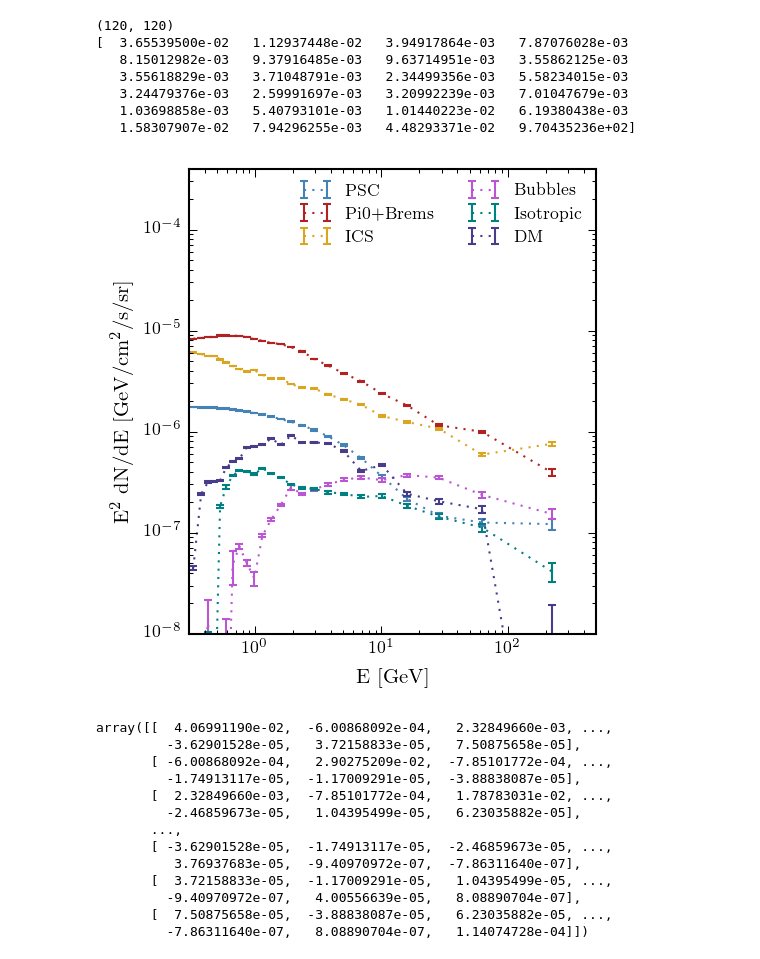
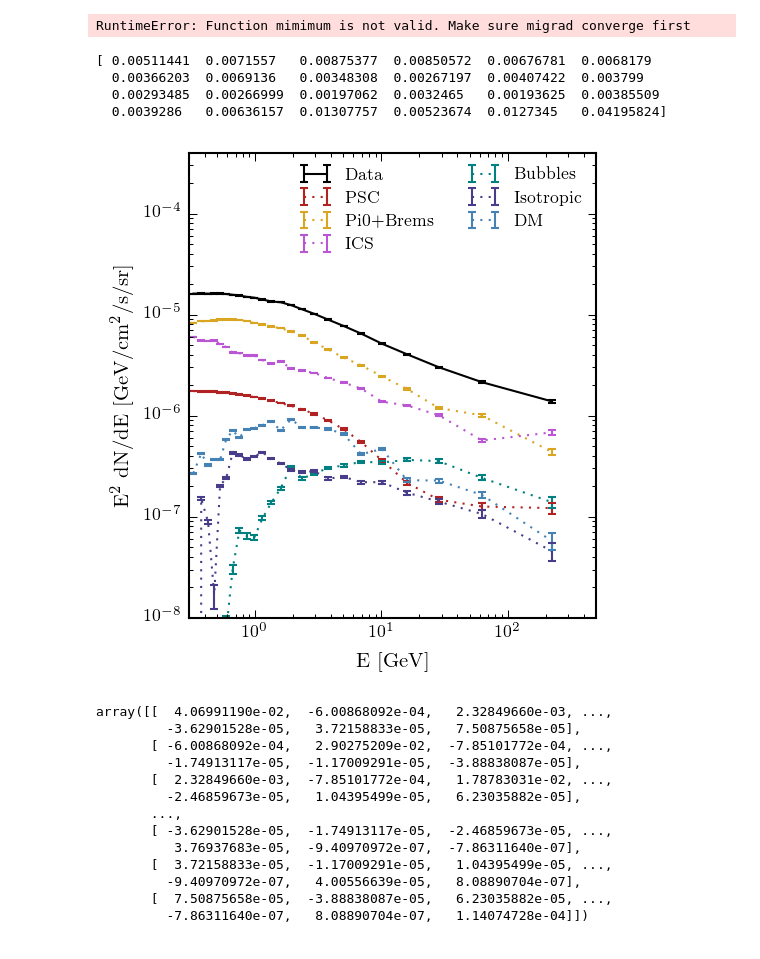
Before and after one commit to erccarls/GammaLike_dev, a Jupyter notebook: Test Analysis.ipynb, the cells around one changed output. Drawn from its saved outputs; the diff is of its cells as text; code cells hidden in the pictures.

```diff
--- a/Test Analysis.ipynb
+++ b/Test Analysis.ipynb
@@ -73,14 +87,19 @@ RuntimeError: Function mimimum is not valid. Make sure migrad converge first
 # %%
-import GammaLikelihood as l
-reload(l)
-l.RunLikelihood(A, print_level=1, use_basinhopping=False, start_fresh=False, niter_success=30)
+# import GammaLikelihood as l
+# reload(l)
+# l.RunLikelihood(A, print_level=1, use_basinhopping=False, start_fresh=False, niter_success=30)
+
+
+A.m.minos()
+# %% [output]
+RuntimeError: Function mimimum is not valid. Make sure migrad converge first
 # %%
 import Template
 import Tools, healpy
 reload(Tools)
 
 
-print np.array(A.m.matrix()).shape
+#print np.array(A.m.matrix()).shape
 
 print A.templateList['DM'].valueError/A.templateList['DM'].value
 
@@ -88,42 +107,39 @@ print A.templateList['DM'].valueError/A.templateList['DM'].value
 plt.figure(figsize=(3.5,4))
 def PlotComponent(name):
     E, flux, stat = A.GetSpectrum(name)
     if name is 'Data':
         plt.errorbar(E/1e3,E**2*flux/1e3,E**2*stat/1e3, label=name.replace('_','+'),
                      capthick=1, capsize=2, ls='-',c='k')
     else:
         plt.errorbar(E/1e3,E**2*flux/1e3,E**2*stat/1e3, label=name.replace('_','+'),capthick=1, capsize=2, ls=':' )
 
     plt.yscale('log')
     plt.xscale('log')
     plt.ylabel(r'$\rm{E^2\ dN/dE\ [GeV/cm^2/s/sr]}$')
     plt.xlabel(r'$\rm{E\ [GeV]}$')
 
-#PlotComponent('Data')
+PlotComponent('Data')
 PlotComponent('PSC')
 PlotComponent('Pi0_Brems')
 PlotComponent('ICS')
 PlotComponent('Bubbles')
 PlotComponent('Isotropic')
 PlotComponent('DM')
 
 plt.legend(frameon=False, fontsize=8,ncol=2)
 plt.ylim(1e-8,4e-4)
 plt.xlim(.3,500)
 
 plt.savefig('/home/carlson/Dropbox/plots/GCE_sys/likelihood_first_light.pdf', bbox_inches='tight')
 
 #plt.yscale('linear')
 #plt.ylim(0,1e-5)
 # %% [output]
-(120, 120)
-[  3.65539500e-02   1.12937448e-02   3.94917864e-03   7.87076028e-03
-   8.15012982e-03   9.37916485e-03   9.63714951e-03   3.55862125e-03
-   3.55618829e-03   3.71048791e-03   2.34499356e-03   5.58234015e-03
-   3.24479376e-03   2.59991697e-03   3.20992239e-03   7.01047679e-03
-   1.03698858e-03   5.40793101e-03   1.01440223e-02   6.19380438e-03
-   1.58307907e-02   7.94296255e-03   4.48293371e-02   9.70435236e+02]
+[ 0.00511441  0.0071557   0.00875377  0.00850572  0.00676781  0.0068179
+  0.00366203  0.0069136   0.00348308  0.00267197  0.00407422  0.003799
+  0.00293485  0.00266999  0.00197062  0.0032465   0.00193625  0.00385509
+  0.0039286   0.00636157  0.01307757  0.00523674  0.0127345   0.04195824]
-[figure, old version]
+[figure, new version]
 # %%
 np.array(A.m.matrix())
 # %% [output]
```
Also changed, not shown: parts of 2 cells of this notebook, 4 other files.
